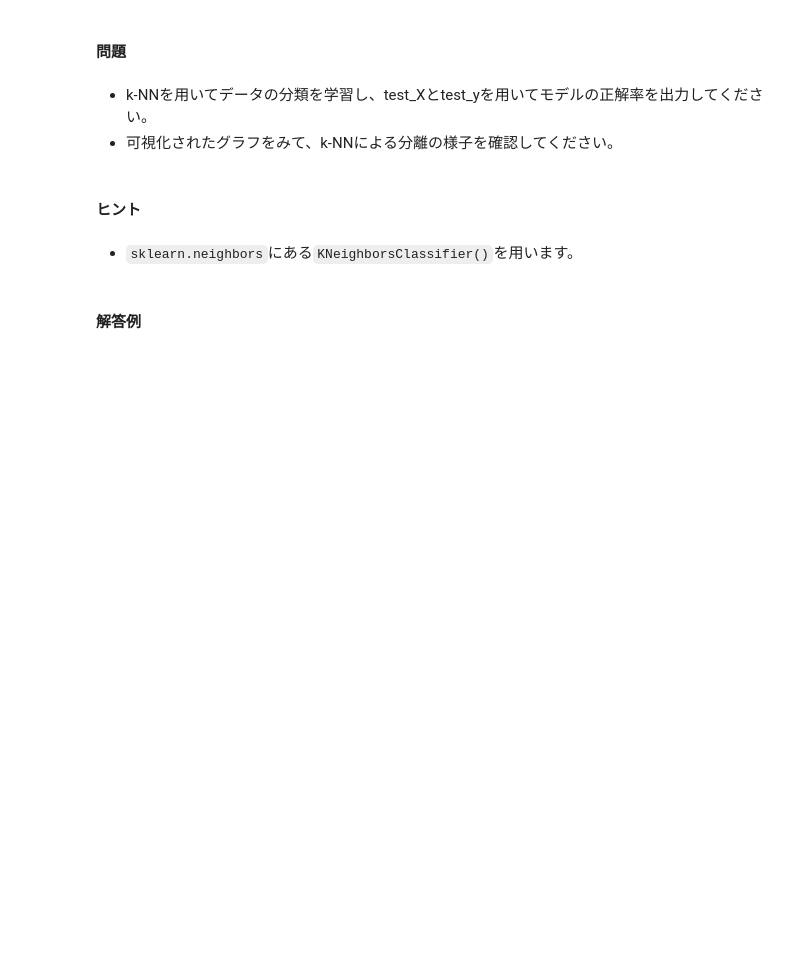
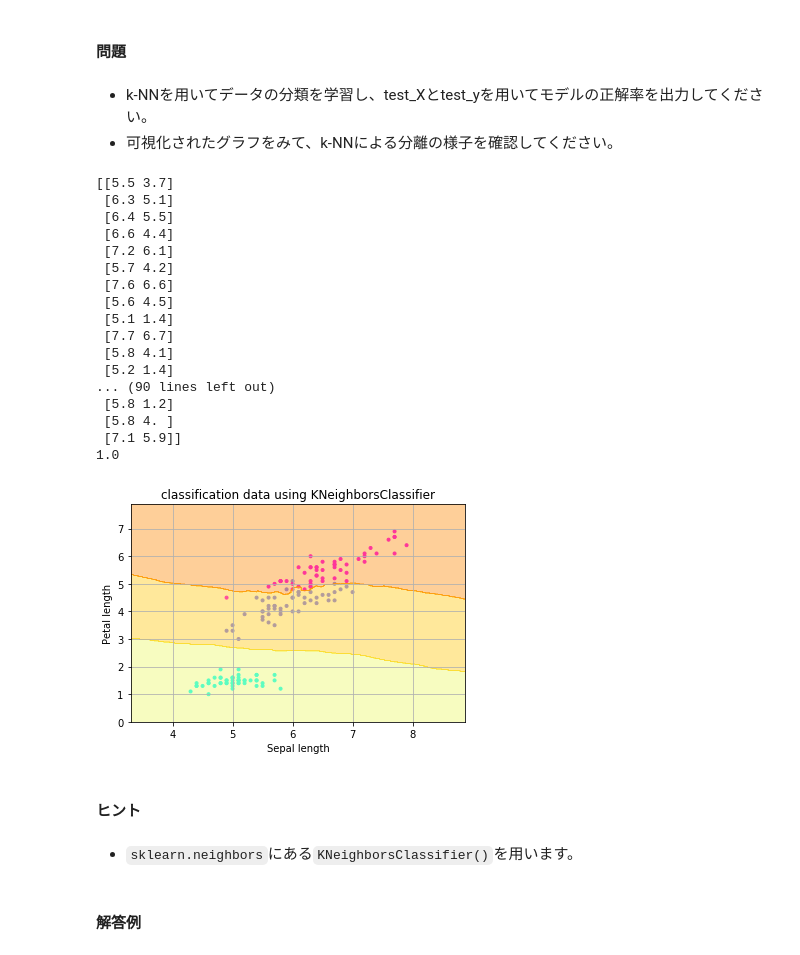
Before and after one commit to Eigo-Mt-Fuji/aiml-training, a Jupyter notebook: 5020_classfication/chapter1.ipynb, the cells around one changed output. Saved outputs shown, nothing was run; the diff lists cells and outputs as text; code cells hidden in the pictures; blank space fills up the shorter version.

```diff
--- a/5020_classfication/chapter1.ipynb
+++ b/5020_classfication/chapter1.ipynb
@@ -1412,36 +1412,56 @@ y = iris.target
 train_X, test_X, train_y, test_y = train_test_split(
     X, y, test_size=0.3, random_state=42)
 
 # 以下にコードを記述してください。
 # モデルの読み込み(import)
 from sklearn.neighbors import KNeighborsClassifier
 
 # モデルの構築
-
+model = KNeighborsClassifier(n_neighbors=9)
 
 # モデルの学習
-
-
+model.fit(train_X, train_y)
+print(train_X)
 # 正解率の表示
 print(model.score(test_X, test_y))
 
+#print (X[:, 0])
 # 以下可視化作業です
 plt.scatter(X[:, 0], X[:, 1], c=y, marker=".",
             cmap=matplotlib.cm.get_cmap(name="cool"), alpha=1.0)
 
 x1_min, x1_max = X[:, 0].min() - 1, X[:, 0].max() + 1
 x2_min, x2_max = X[:, 1].min() - 1, X[:, 1].max() + 1
 xx1, xx2 = np.meshgrid(np.arange(x1_min, x1_max, 0.02),
                        np.arange(x2_min, x2_max, 0.02))
 Z = model.predict(np.array([xx1.ravel(), xx2.ravel()]).T).reshape((xx1.shape))
 plt.contourf(xx1, xx2, Z, alpha=0.4, cmap=matplotlib.cm.get_cmap(name="Wistia"))
 plt.xlim(xx1.min(), xx1.max())
 plt.ylim(xx2.min(), xx2.max())
 plt.title("classification data using KNeighborsClassifier")
 plt.xlabel("Sepal length")
 plt.ylabel("Petal length")
 plt.grid(True)
 plt.show()
+# %% [output]
+[[5.5 3.7]
+ [6.3 5.1]
+ [6.4 5.5]
+ [6.6 4.4]
+ [7.2 6.1]
+ [5.7 4.2]
+ [7.6 6.6]
+ [5.6 4.5]
+ [5.1 1.4]
+ [7.7 6.7]
+ [5.8 4.1]
+ [5.2 1.4]
+... (90 lines left out)
+ [5.8 1.2]
+ [5.8 4. ]
+ [7.1 5.9]]
+1.0
+[figure, added]
 # %% [markdown]
 #### ヒント
 # %% [markdown]
```
Also changed, not shown: 2 other files.
